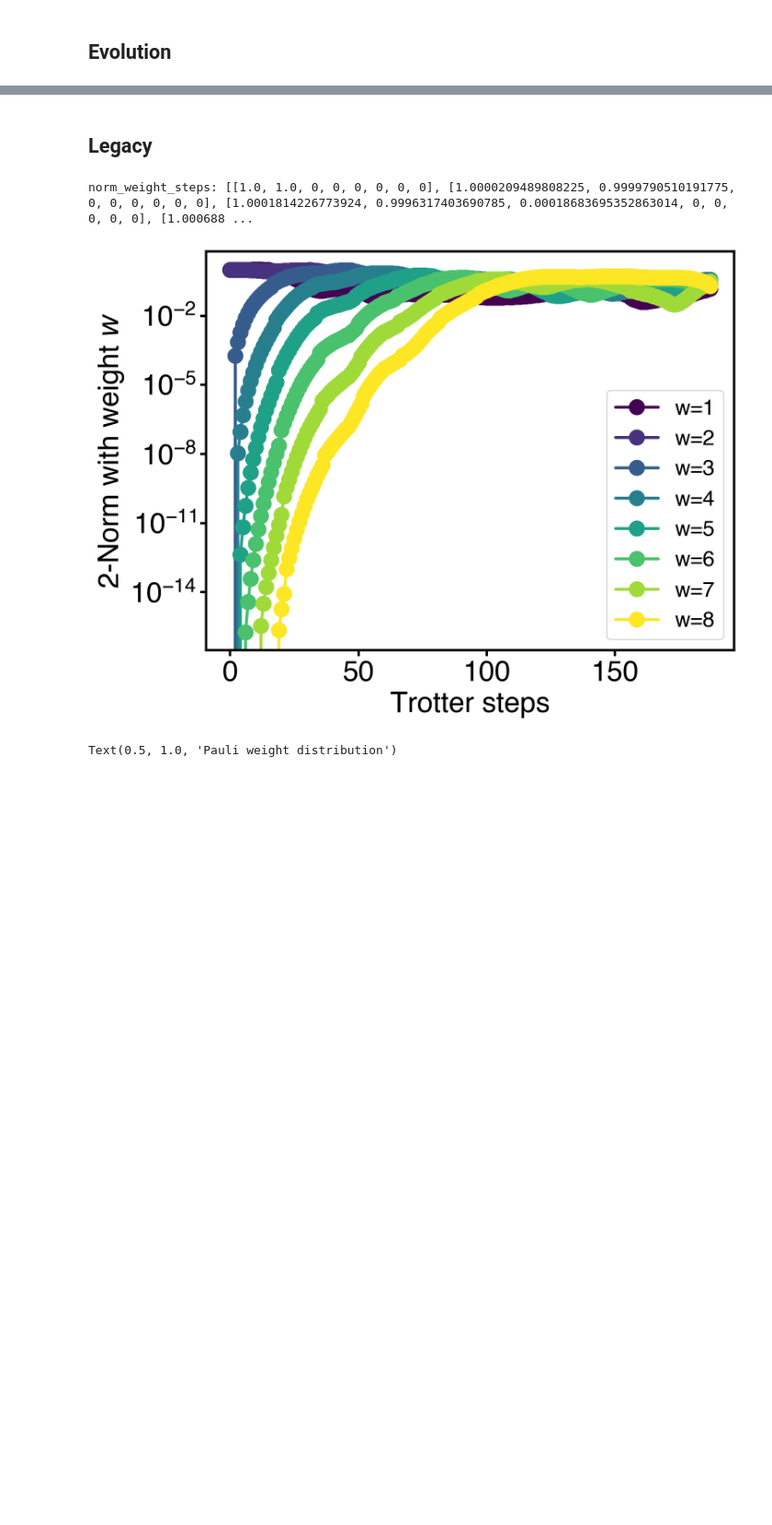
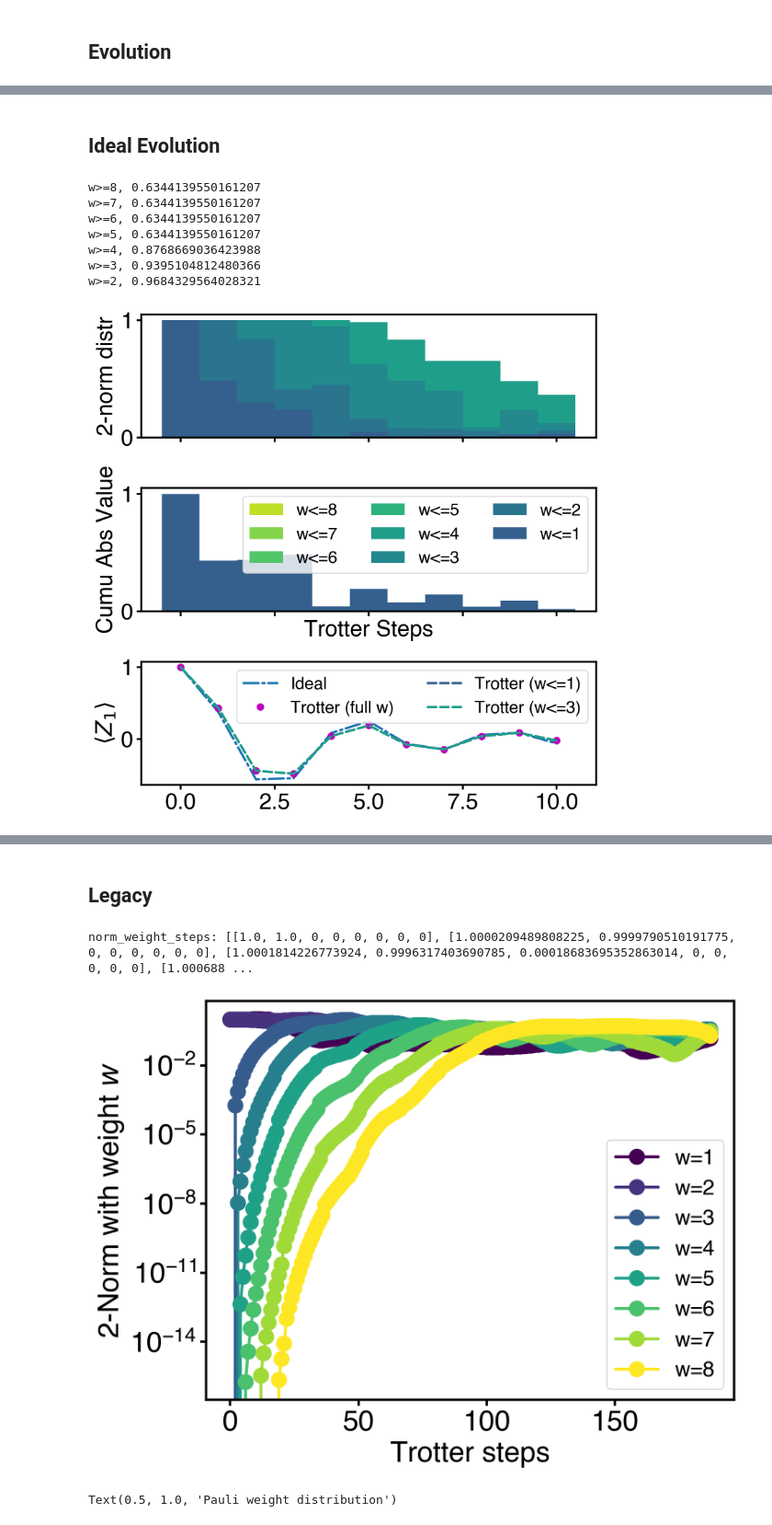
Before and after one commit to Jue-Xu/Pauli-Propagation-Hamiltonian-Expectation, a Jupyter notebook: pauli_propagation.ipynb, the cells around one changed output, grey strips where cells are left out. Shown at 92% size. Saved outputs shown, nothing was run; the diff lists cells and outputs as text; code cells hidden in the pictures; blank space fills up the shorter version.

```diff
--- a/pauli_propagation.ipynb
+++ b/pauli_propagation.ipynb
@@ -56,11 +76,17 @@ t=8, r=200, dt=0.04
 # %% [markdown]
 ## Evolution
 # %%
+print(cos(dt)**2, sin(dt)**2, dt**2)
 ## observable evolution
 evo_ob = [z1]
+w_thres = 4
+evo_ob_untrunc = [z1]
+is_trunc = True
+
 for i in tqdm(range(r)):
     # print('+', end='')
-    for g in list(qimf.ham):
+    # for g in list(qimf.ham):
+    for g in list(H_ordered):
         # print(g)
         temp = []
         for item in list(evo_ob[-1]):
@@ -79,4 +105,9 @@ for i in tqdm(range(r)):
         # temp_step.append(ob_g)
         evo_ob.append(ob_g)
         # print(f"#Pauli={len(list(ob_g))}, 2-norm={np.linalg.norm(ob_g, ord='fro')/ np.sqrt(2**n)}")
+    evo_ob_untrunc.append(ob_g)
+    print(len(evo_ob[-1]))
+    # print(len(evo_ob[-1]), evo_ob[-1])
+    if is_trunc:
+        evo_ob[-1] = truncate_high_weight_pauli(ob_g, w_thres)
 # print('evo_ob:', evo_ob)
@@ -187,0 +227,56 @@ fig.savefig(f'{fig_dir}/expvals_pauli.pdf', bbox_inches='tight')
+# %% [markdown]
+## Ideal Evolution
+# %%
+t_list = list(range(len(expvals)))
+
+# Use wider spacing between bars for better visibility
+x_pos = np.arange(len(expvals_w))
+bar_width = 1.0
+k = n
+# colors = plt.cm.viridis(np.linspace(0.9, 0.1, k))
+# colors = plt.cm.viridis(np.linspace(0.0, 1, k))
+colors = plt.cm.viridis(np.linspace(0.3, 0.9, k))
+
+fig, [ax3, ax2, ax] = plt.subplots(3, 1, sharex=True, figsize=(8, 8))
+ax.plot(range(len(ideal_expvals)), ideal_expvals, '-.', label='Ideal')
+ax.plot(t_list, expvals, '.', label='Trotter (full w)', c='m')
+ax.plot(t_list, expvals_low[:, 0], '--', label='Trotter (w<=1)', color=colors[0])
+ax.plot(t_list, expvals_low[:, 1], '--', label='Trotter (w<=3)', color=colors[3])
+# ax.plot(t_list, expvals_low[:, 5], '--', label='Trotter (w<=5)', color=colors[5])
+# ax.set_xlabel(fr'Trotter steps')
+ax.set_ylabel(rf'$\langle Z_1 \rangle$')
+ax.legend(loc='upper right', ncol=2, fontsize='medium')
+
+# Plot with different alpha values for better layering effect
+for w in range(n, 0, -1):
+    cumulative_values = [sum(expvals_w[i][:w]) for i in range(len(expvals_w))]
+    # Vary alpha based on w value
+    # alpha = 0.6 + (w / n) * 0.4
+    alpha = 1
+    bars = ax2.bar(x_pos, cumulative_values, bar_width, color=colors[w-1], alpha=alpha, label=f'w<={w}')
+# for w in range(n, 0, -1):
+    norm2_distr = [sum(norm_weight_steps[i][:w]) for i in range(len(expvals_w))]
+
+    if w<=7: print(f'w>={w+1},', 1-norm2_distr[-1])
+    bars = ax3.bar(x_pos, norm2_distr, bar_width, color=colors[w-1], label=f'w<={w}')
+# print(x_pos)
+# ax2.set_xlabel('Trotter Steps')
+ax2.set_ylabel('Cumu Abs Value')
+# ax2.set_title('Cumulative Values with Enhanced Visibility')
+ax2.legend(loc='upper right', ncol=3, fontsize='medium')  # make legend horizontal
+
+ax2.set_xlabel('Trotter Steps')
+ax3.set_ylabel('2-norm distr') # ax3.legend(loc='upper right')
+ax3.set_xlabel(rf'Evolution time $t$')
+
+# fig.savefig(f'{fig_dir}/expvals_pauli_t={t}_{t_num}.pdf', bbox_inches='tight')
+fig.savefig(f'{fig_dir}/expvals_pauli_t={t}_{t_num}_{init_state_str}.pdf', bbox_inches='tight')
+# %% [output]
+w>=8, 0.6344139550161207
+w>=7, 0.6344139550161207
+w>=6, 0.6344139550161207
+w>=5, 0.6344139550161207
+w>=4, 0.8768669036423988
+w>=3, 0.9395104812480366
+w>=2, 0.9684329564028321
+[figure, added]
```
Also changed, not shown: parts of 11 cells of this notebook, 48 other files.
